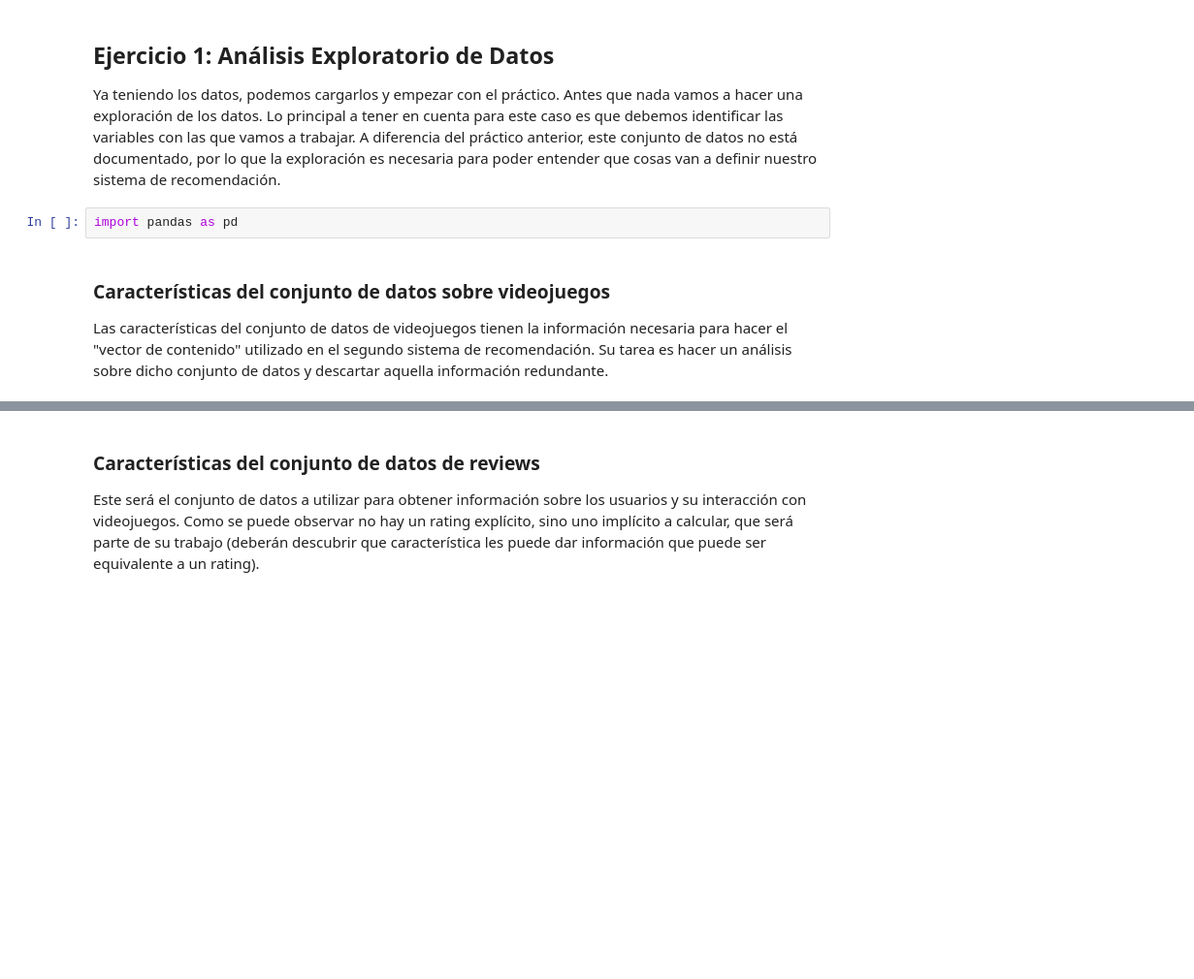
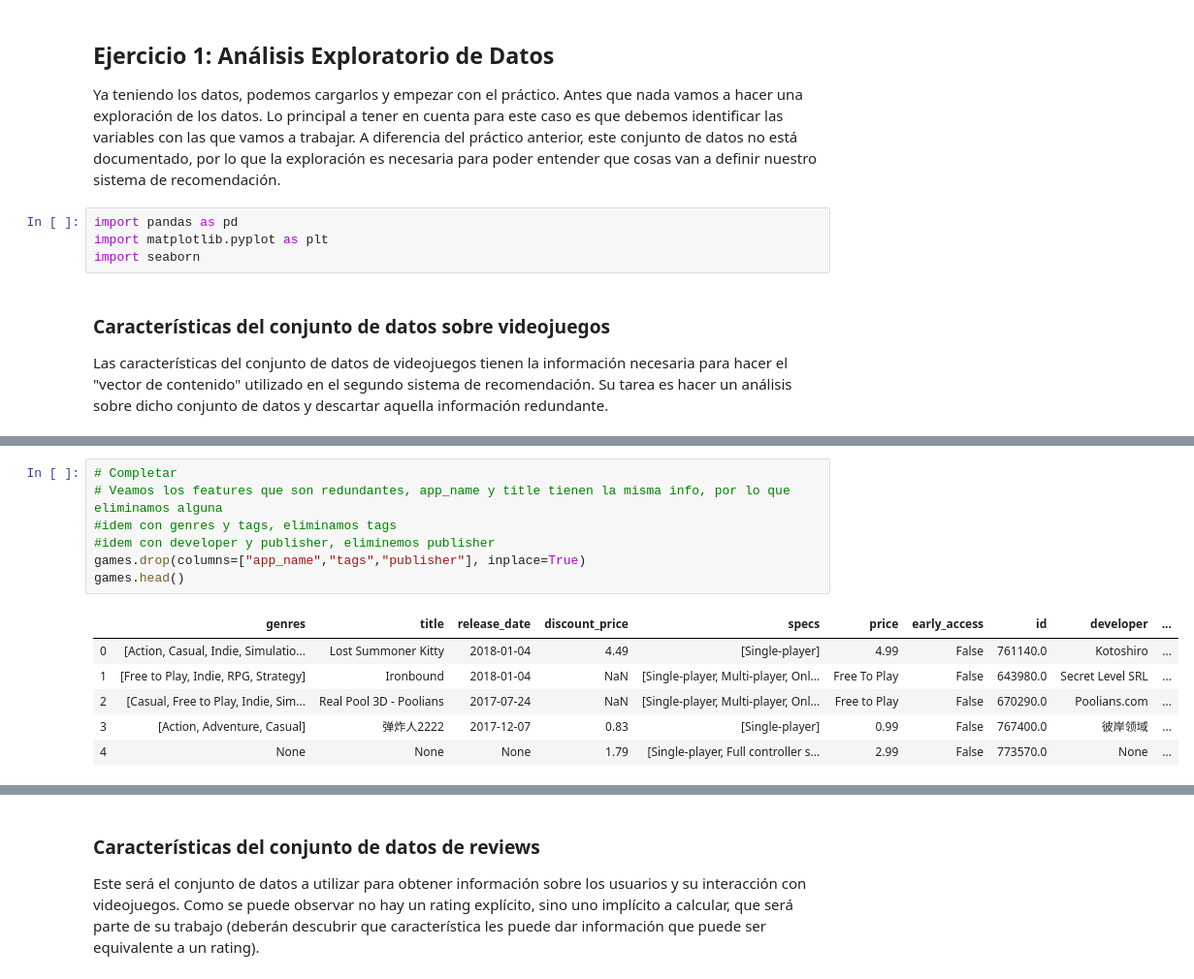
Before and after one commit to cnoeliachaves/diplodatos, a Jupyter notebook: SistemasDeRecomendacion/practico_2.ipynb, the cells around one changed output, grey strips where cells are left out. Shown: that part at 97% size. Cells and saved outputs as stored; diff of their text form; blank space fills up the shorter version.

```diff
--- a/SistemasDeRecomendacion/practico_2.ipynb
+++ b/SistemasDeRecomendacion/practico_2.ipynb
@@ -106,6 +106,8 @@ curl -L -o data/steam/reviews.json.gz https://cs.famaf.unc.edu.ar/\~ccardellino/
 Ya teniendo los datos, podemos cargarlos y empezar con el práctico. Antes que nada vamos a hacer una exploración de los datos. Lo principal a tener en cuenta para este caso es que debemos identificar las variables con las que vamos a trabajar. A diferencia del práctico anterior, este conjunto de datos no está documentado, por lo que la exploración es necesaria para poder entender que cosas van a definir nuestro sistema de recomendación.
 # %%
 import pandas as pd
+import matplotlib.pyplot as plt
+import seaborn
 # %% [markdown]
 ### Características del conjunto de datos sobre videojuegos
 
@@ -120,4 +122,18 @@ games.head()
 | 2 | Poolians.com | [Casual, Free to Play, Indie, Sim... | Real Pool 3D - Poolians | Real Pool 3D - Poolians | 2017-07-24 | [Free to Play, Simulation, Sports... | NaN | [Single-player, Multi-player, Onl... | Free to Play | ... |
 | 3 | 彼岸领域 | [Action, Adventure, Casual] | 弹炸人2222 | 弹炸人2222 | 2017-12-07 | [Action, Adventure, Casual] | 0.83 | [Single-player] | 0.99 | ... |
 | 4 | None | None | Log Challenge | None | None | [Action, Indie, Casual, Sports] | 1.79 | [Single-player, Full controller s... | 2.99 | ... |
+# %%
+# Completar
+# Veamos los features que son redundantes, app_name y title tienen la misma info, por lo que eliminamos alguna
+#idem con genres y tags, eliminamos tags
+#idem con developer y publisher, eliminemos publisher
+games.drop(columns=["app_name","tags","publisher"], inplace=True)
+games.head()
+# %% [output]
+|  | genres | title | release_date | discount_price | specs | price | early_access | id | developer | ... |
+| 0 | [Action, Casual, Indie, Simulatio... | Lost Summoner Kitty | 2018-01-04 | 4.49 | [Single-player] | 4.99 | False | 761140.0 | Kotoshiro | ... |
+| 1 | [Free to Play, Indie, RPG, Strategy] | Ironbound | 2018-01-04 | NaN | [Single-player, Multi-player, Onl... | Free To Play | False | 643980.0 | Secret Level SRL | ... |
+| 2 | [Casual, Free to Play, Indie, Sim... | Real Pool 3D - Poolians | 2017-07-24 | NaN | [Single-player, Multi-player, Onl... | Free to Play | False | 670290.0 | Poolians.com | ... |
+| 3 | [Action, Adventure, Casual] | 弹炸人2222 | 2017-12-07 | 0.83 | [Single-player] | 0.99 | False | 767400.0 | 彼岸领域 | ... |
+| 4 | None | None | None | 1.79 | [Single-player, Full controller s... | 2.99 | False | 773570.0 | None | ... |
 # %%
```
Also changed, not shown: parts of 7 cells of this notebook.
